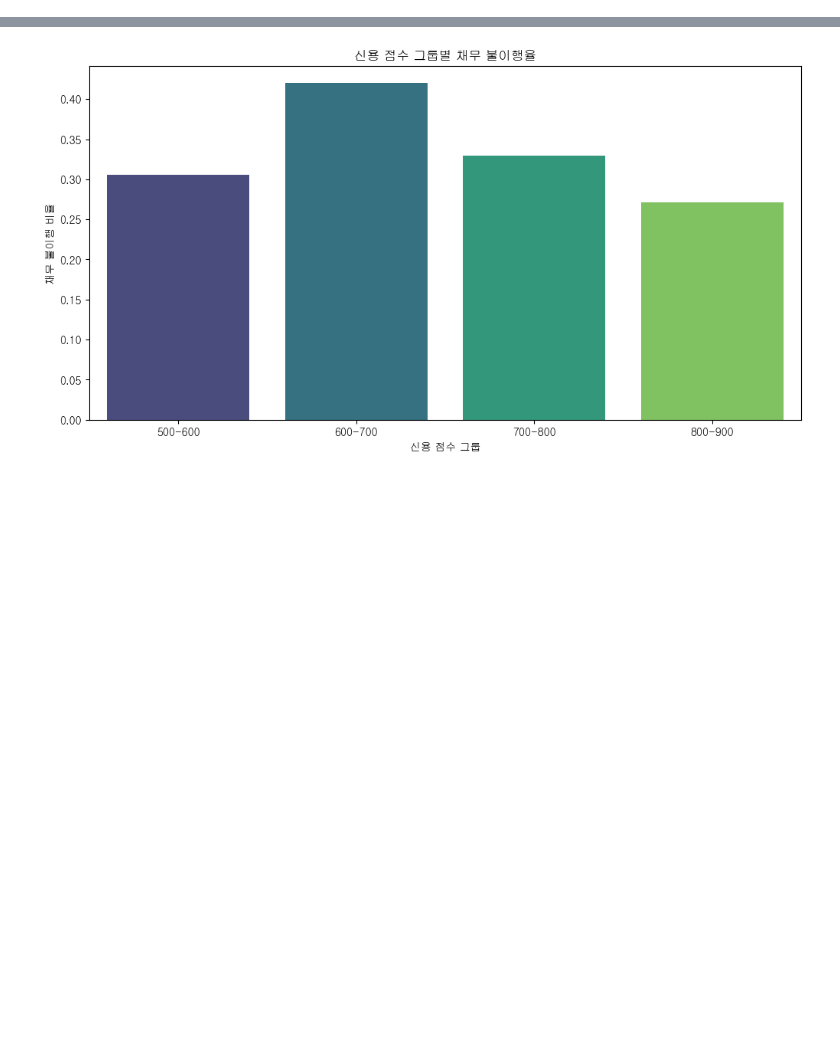
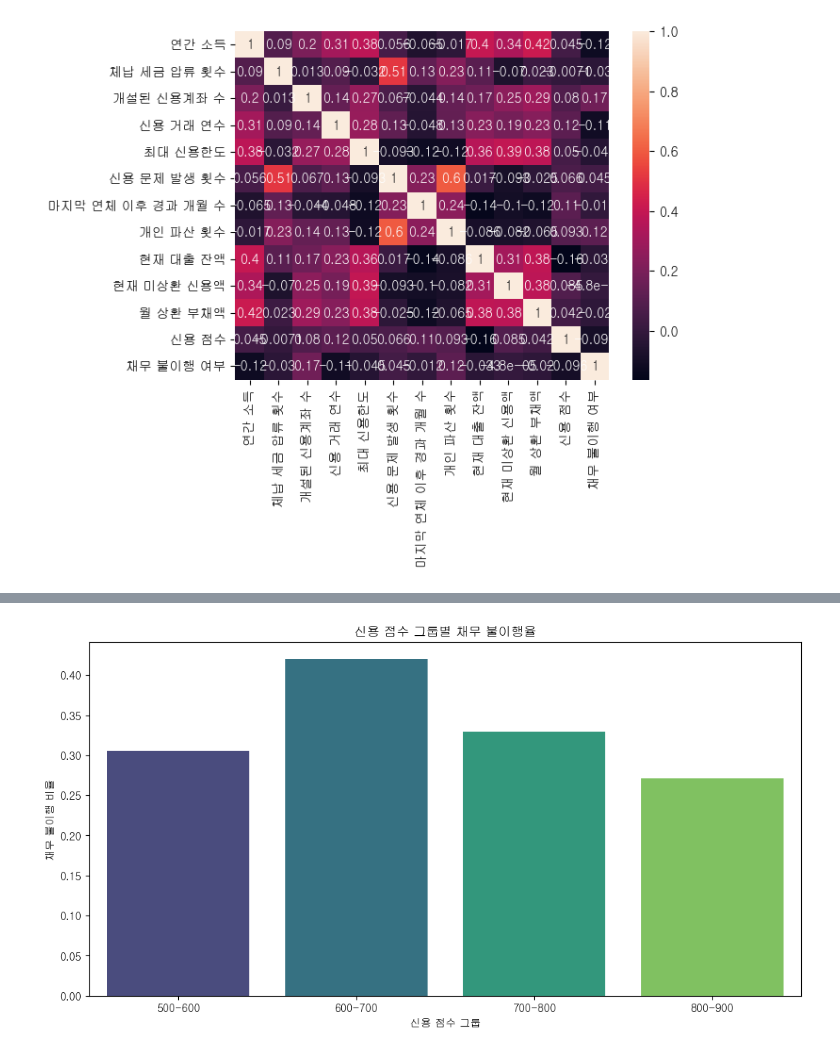
Before and after one commit to encore-SKN11/ML-4Team, a Jupyter notebook: chart_v1.ipynb, the cells around one changed output, grey strips where cells are left out. Drawn from its saved outputs; the diff is of its cells as text; code cells hidden in the pictures; blank space fills up the shorter version.

```diff
--- a/chart_v1.ipynb
+++ b/chart_v1.ipynb
@@ -48,0 +36,6 @@ memory usage: 1.4+ MB
+# %%
+corr_matrix=df.corr(numeric_only=True)
+sns.heatmap(corr_matrix,annot=True)
+plt.show()
+# %% [output]
+[figure, added]
```
Also changed, not shown: parts of 11 cells of this notebook.
